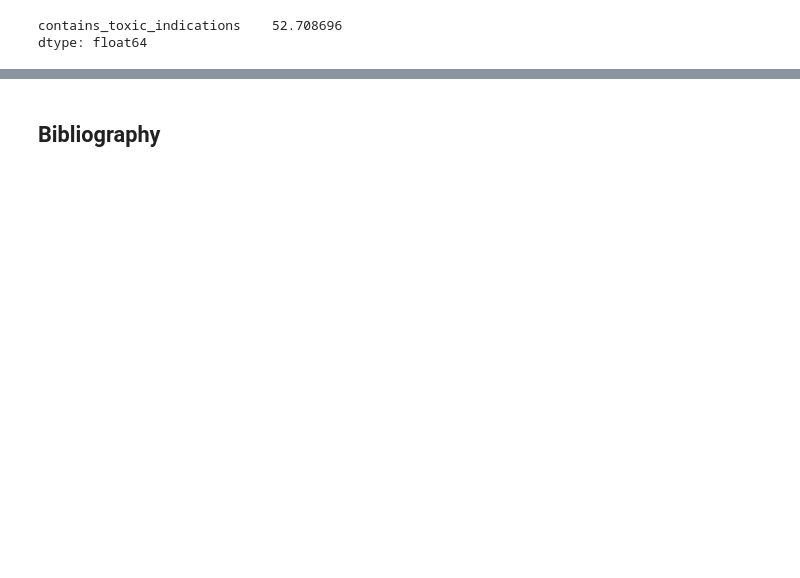
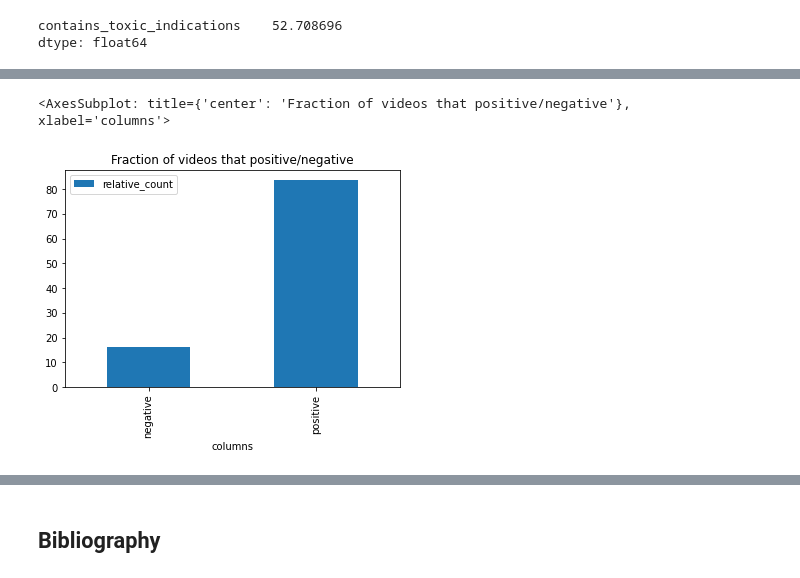
Before and after one commit to lkno0705/ToxicF1Cac, a Jupyter notebook: final.ipynb, the cells around one changed output, grey strips where cells are left out. Drawn from its saved outputs; the diff is of its cells as text; code cells hidden in the pictures; blank space fills up the shorter version.

```diff
--- a/final.ipynb
+++ b/final.ipynb
@@ -684,0 +562,39 @@ Index(['video_id', 'id', 'text', 'user', 'like_count', 'published_at',
+# %%
+from tqdm import tqdm
+
+video_df_for_transformers = videos.copy()
+video_df_for_transformers["title"] = video_df_for_transformers.title.swifter.apply(lambda text: preprocess(text))
+
+MODEL = "distilbert-base-uncased-finetuned-sst-2-english"
+config = AutoConfig.from_pretrained(MODEL)
+tokenizer = AutoTokenizer.from_pretrained(MODEL)
+
+model = AutoModelForSequenceClassification.from_pretrained(MODEL)
+
+label_list = []
+score_list = []
+
+for text in tqdm(video_df_for_transformers.title.to_list()):
+    encoded_input = tokenizer(text, return_tensors='pt', padding=True, truncation=True, max_length=512)
+    output = model(**encoded_input)
+    scores = output[0][0].detach().numpy()
+    scores = softmax(scores)
+    label_list.append(config.id2label[np.argsort(scores)[::-1][0]])
+    score_list.append(max(scores))
+
+videos["sentiment"] = label_list
+videos["sentiment_score"] = score_list
+videos
+# %%
+relative_video_counts = []
+relative_video_counts.append((videos["sentiment"].swifter.progress_bar(False).apply(lambda l: 1 if l != "POSITIVE" else 0).sum() * 100) / len(videos))
+relative_video_counts.append((videos["sentiment"].swifter.progress_bar(False).apply(lambda l: 1 if l != "NEGATIVE" else 0).sum() * 100) / len(videos))
+columns = ["negative", "positive"]
+
+pd.DataFrame({
+    "relative_count": relative_video_counts,
+    "columns": columns
+}).plot(kind="bar", x="columns", title="Fraction of videos that positive/negative")
+# %% [output]
+<AxesSubplot: title={'center': 'Fraction of videos that positive/negative'}, xlabel='columns'>
+[figure, added]
```
Also changed, not shown: parts of 24 cells of this notebook, 9 other files.
